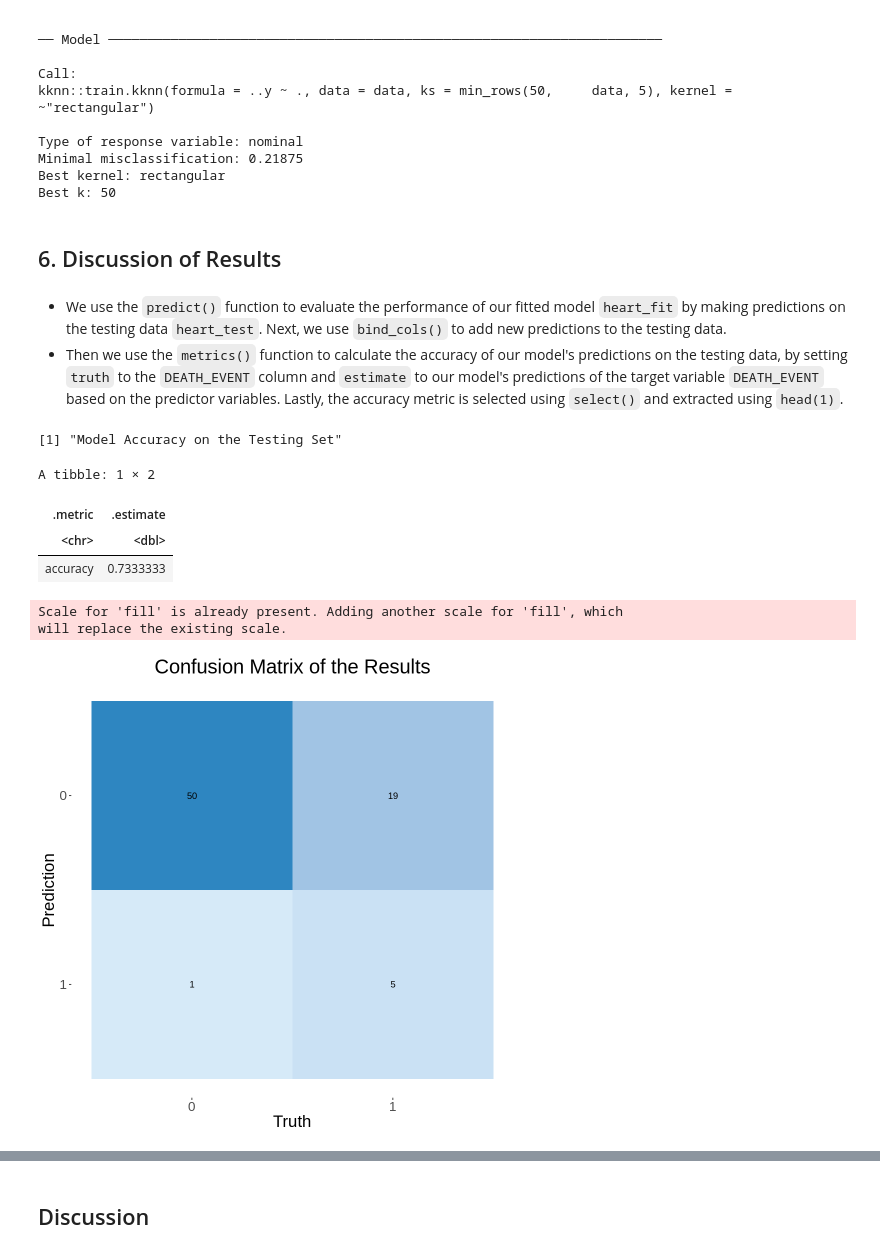
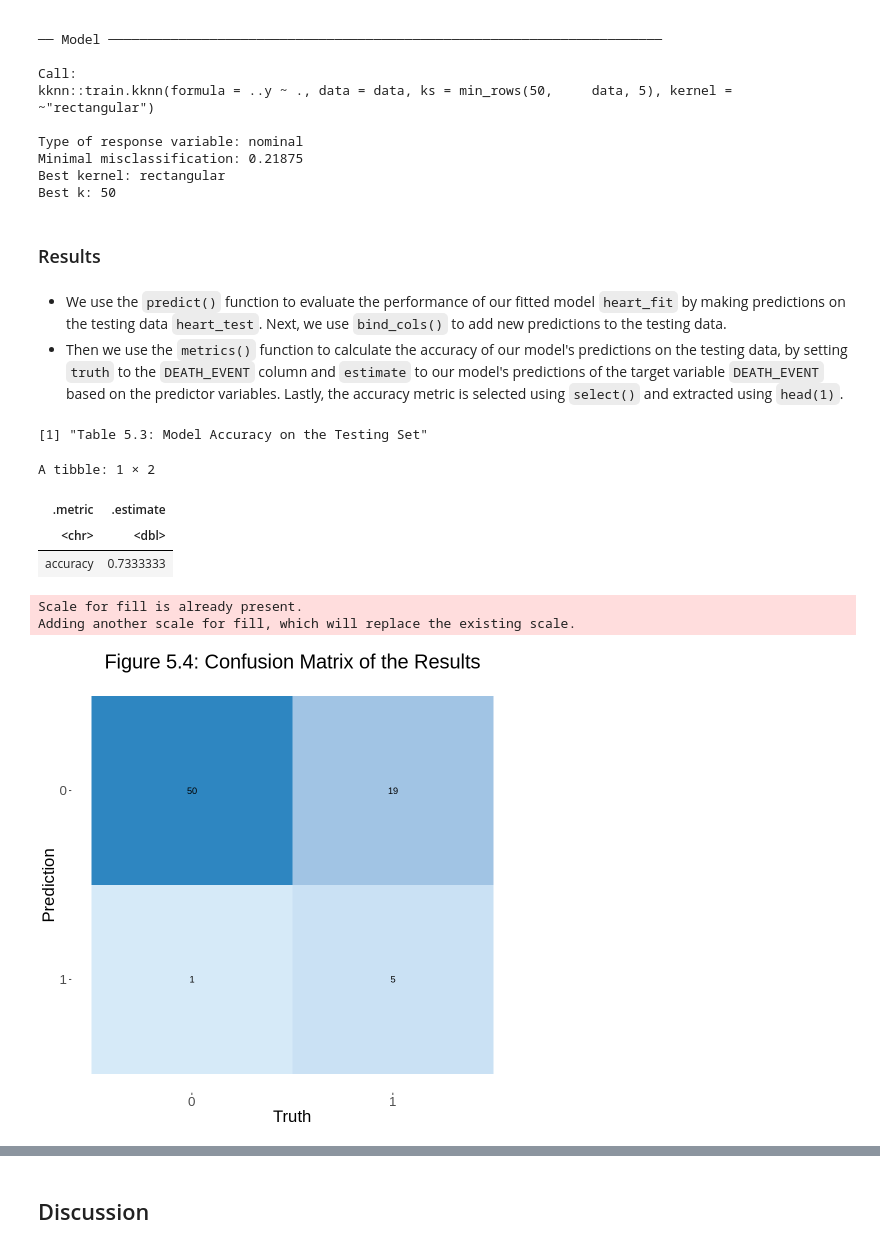
Before and after one commit to pinklily1202/Group-30, a Jupyter notebook: group30.ipynb, the cells around one changed output, grey strips where cells are left out. Drawn from its saved outputs; the diff is of its cells as text; code cells hidden in the pictures.

```diff
--- a/group30.ipynb
+++ b/group30.ipynb
@@ -454,7 +495,7 @@ Minimal misclassification: 0.21875
 Best kernel: rectangular
 Best k: 50
 # %% [markdown]
-## 6. Discussion of Results
+### Results
 # %% [markdown]
 - We use the `predict()` function to evaluate the performance of our fitted model `heart_fit` by making predictions on the testing data `heart_test`. Next, we use `bind_cols()` to add new predictions to the testing data.
 - Then we use the `metrics()` function to calculate the accuracy of our model's predictions on the testing data, by setting `truth` to the `DEATH_EVENT` column and `estimate` to our model's predictions of the target variable `DEATH_EVENT` based on the predictor variables. Lastly, the accuracy metric is selected using `select()` and extracted using `head(1)`.
@@ -466,10 +507,10 @@ heart_acc <- heart_predictions |>
     select(.metric, .estimate) |>
     head(1)
 
-print("Model Accuracy on the Testing Set")
+print("Table 5.3: Model Accuracy on the Testing Set")
 heart_acc
 # %% [output]
-[1] "Model Accuracy on the Testing Set"
+[1] "Table 5.3: Model Accuracy on the Testing Set"
 A tibble: 1 × 2
 | .metric | .estimate |
 | <chr> | <dbl> |
@@ -477,16 +518,16 @@ A tibble: 1 × 2
 # %%
 options(repr.plot.width = 8, repr.plot.height = 8)
 
 heart_matrix <- heart_predictions |>
     conf_mat(truth = DEATH_EVENT, estimate = .pred_class) |>
      autoplot(type = "heatmap") +
     scale_fill_gradient(low="#D6EAF8",high = "#2E86C1") +
-    labs(title = "Confusion Matrix of the Results") +
+    labs(title = "Figure 5.4: Confusion Matrix of the Results") +
     theme(text = element_text(size = 20)) +
     theme(plot.title = element_text(hjust = 0.5))
 
 heart_matrix
 # %% [output]
-Scale for 'fill' is already present. Adding another scale for 'fill', which
-will replace the existing scale.
+Scale for fill is already present.
+Adding another scale for fill, which will replace the existing scale.
-[figure, old version]
+[figure, new version]
```
Also changed, not shown: parts of 21 cells of this notebook.
